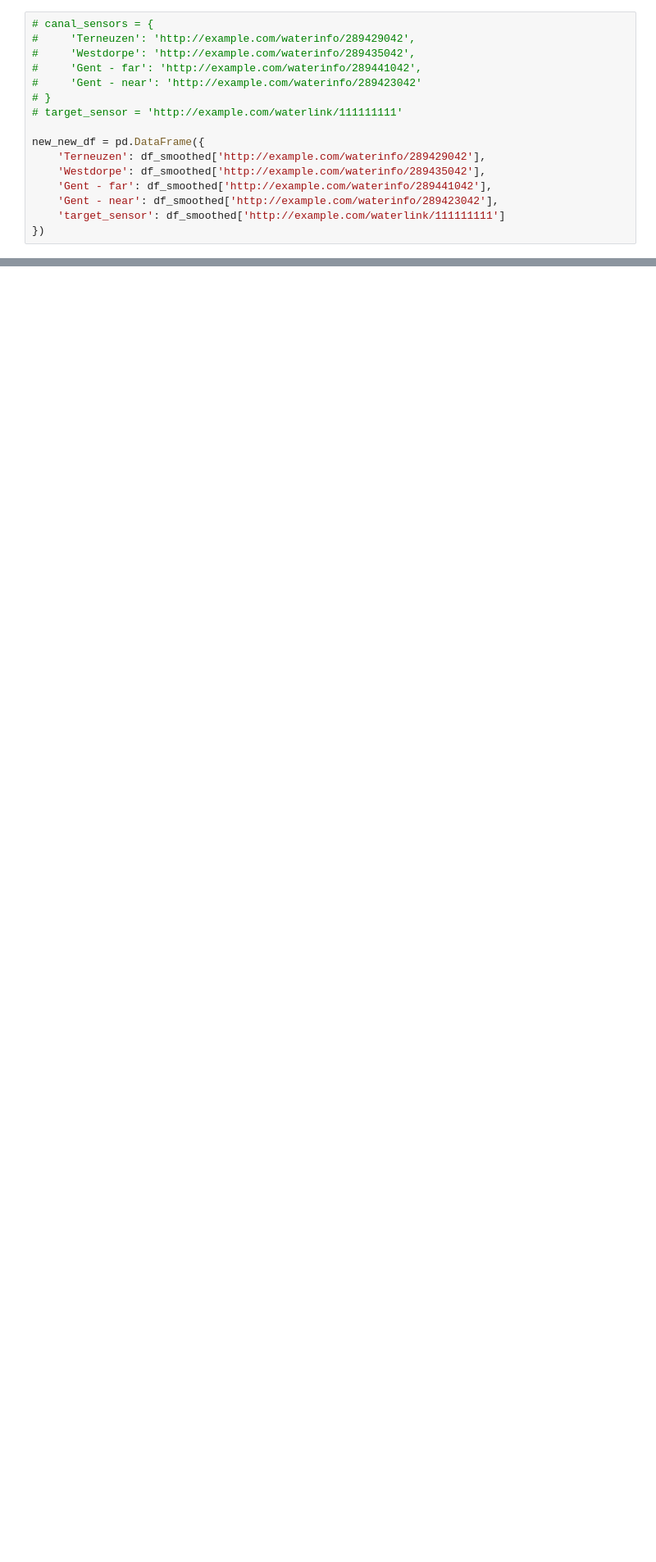
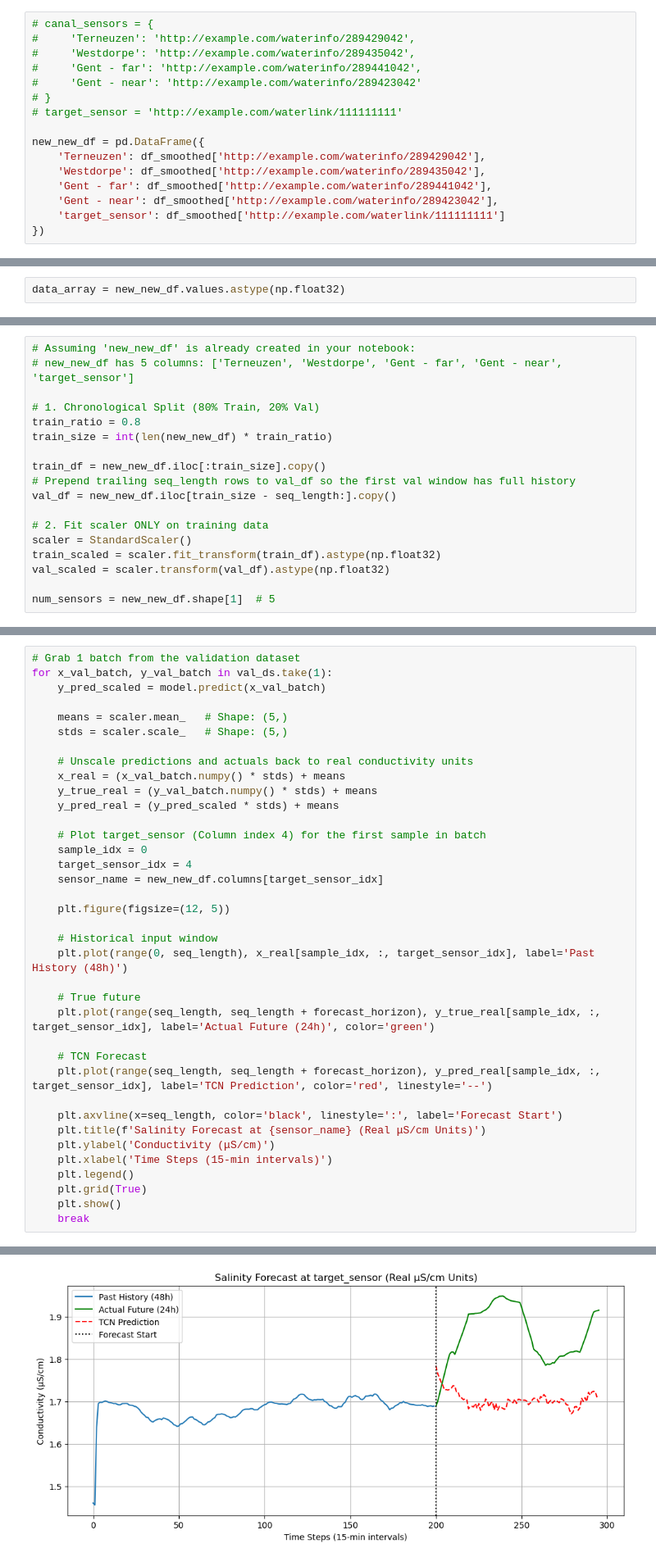
Before and after one commit to ShehabEldeenAyman/Gent-Terneuzen-canal, a Jupyter notebook: time_series_analysis/lag_analysis_fuseki.ipynb, the cells around one changed output, grey strips where cells are left out. Shown at 82% size. Drawn from its saved outputs; the diff is of its cells as text; blank space fills up the shorter version.

```diff
--- a/time_series_analysis/lag_analysis_fuseki.ipynb
+++ b/time_series_analysis/lag_analysis_fuseki.ipynb
@@ -909,0 +932,2 @@ new_new_df = pd.DataFrame({
+# %%
+data_array = new_new_df.values.astype(np.float32)
@@ -909,0 +943,18 @@ new_new_df = pd.DataFrame({
+# %%
+# Assuming 'new_new_df' is already created in your notebook:
+# new_new_df has 5 columns: ['Terneuzen', 'Westdorpe', 'Gent - far', 'Gent - near', 'target_sensor']
+
+# 1. Chronological Split (80% Train, 20% Val)
+train_ratio = 0.8
+train_size = int(len(new_new_df) * train_ratio)
+
+train_df = new_new_df.iloc[:train_size].copy()
+# Prepend trailing seq_length rows to val_df so the first val window has full history
+val_df = new_new_df.iloc[train_size - seq_length:].copy()
+
+# 2. Fit scaler ONLY on training data
+scaler = StandardScaler()
+train_scaled = scaler.fit_transform(train_df).astype(np.float32)
+val_scaled = scaler.transform(val_df).astype(np.float32)
+
+num_sensors = new_new_df.shape[1]  # 5
@@ -909,0 +1096,38 @@ new_new_df = pd.DataFrame({
+# %%
+# Grab 1 batch from the validation dataset
+for x_val_batch, y_val_batch in val_ds.take(1):
+    y_pred_scaled = model.predict(x_val_batch)
+
+    means = scaler.mean_   # Shape: (5,)
+    stds = scaler.scale_   # Shape: (5,)
+
+    # Unscale predictions and actuals back to real conductivity units
+    x_real = (x_val_batch.numpy() * stds) + means
+    y_true_real = (y_val_batch.numpy() * stds) + means
+    y_pred_real = (y_pred_scaled * stds) + means
+
+    # Plot target_sensor (Column index 4) for the first sample in batch
+    sample_idx = 0
+    target_sensor_idx = 4
+    sensor_name = new_new_df.columns[target_sensor_idx]
+
+    plt.figure(figsize=(12, 5))
+
+    # Historical input window
+    plt.plot(range(0, seq_length), x_real[sample_idx, :, target_sensor_idx], label='Past History (48h)')
+
+    # True future
+    plt.plot(range(seq_length, seq_length + forecast_horizon), y_true_real[sample_idx, :, target_sensor_idx], label='Actual Future (24h)', color='green')
+
+    # TCN Forecast
+    plt.plot(range(seq_length, seq_length + forecast_horizon), y_pred_real[sample_idx, :, target_sensor_idx], label='TCN Prediction', color='red', linestyle='--')
+
+    plt.axvline(x=seq_length, color='black', linestyle=':', label='Forecast Start')
+    plt.title(f'Salinity Forecast at {sensor_name} (Real μS/cm Units)')
+    plt.ylabel('Conductivity (μS/cm)')
+    plt.xlabel('Time Steps (15-min intervals)')
+    plt.legend()
+    plt.grid(True)
+    plt.show()
+    break
+# %% [output]
@@ -909,0 +1135 @@ new_new_df = pd.DataFrame({
+[figure, added]
```
Also changed, not shown: parts of 11 cells of this notebook.
